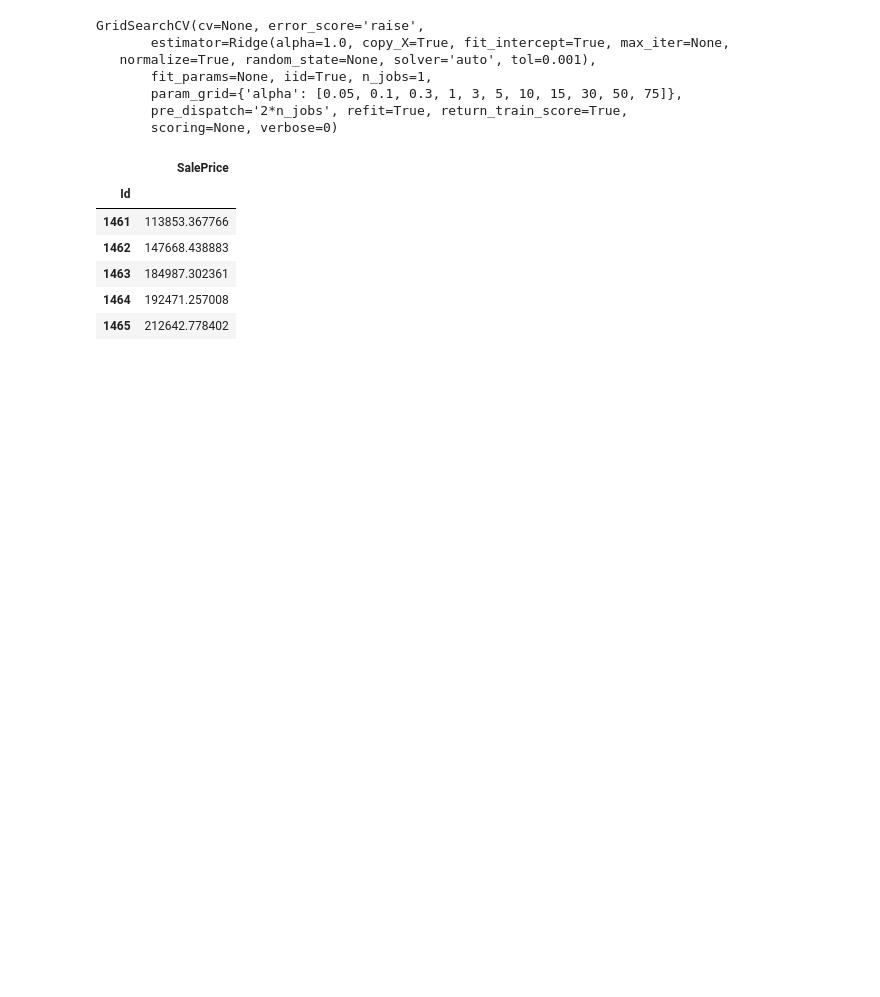
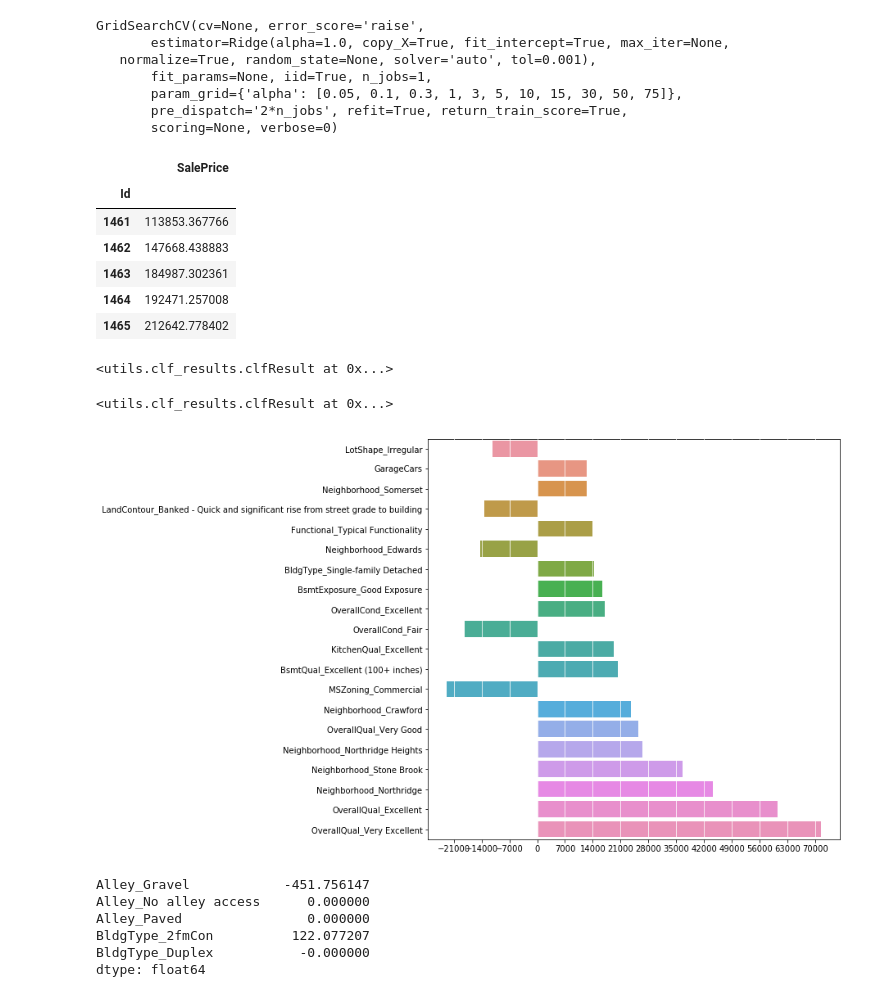
Before and after one commit to matkalinowski/Kaggle-House-prices, a Jupyter notebook: Linear regression.ipynb, the cells around one changed output. Cells and saved outputs as stored; diff of their text form; code cells hidden in the pictures; blank space fills up the shorter version.

Commit message:
Classifier results created.

```diff
--- a/Linear regression.ipynb
+++ b/Linear regression.ipynb
@@ -66,3 +68,19 @@ GridSearchCV(cv=None, error_score='raise',
 | 1463 | 184987.302361 |
 | 1464 | 192471.257008 |
 | 1465 | 212642.778402 |
+# %%
+results = clfResult(grid_ridge.best_estimator_, 'sth', trainWithDummies.columns,
+                    grid_ridge.predict(testWithDummies), store_classifier=True, store_predictions=True)
+results
+# %% [output]
+<utils.clf_results.clfResult at 0x...>
+# %%
+def predict(clf, submission_name= None):
+    grid = GridSearchCV(clf, param_grid)
+    grid.fit(trainWithDummies, ytrain)
+
+    predictions = grid.predict(testWithDummies)
+    get_submission(predictions, submission_name).head()
+    return grid
+
+grid = predict(Lasso(), 'lasso_normalized_alpha_tuned')
@@ -68,0 +91,9 @@ GridSearchCV(cv=None, error_score='raise',
+# %%
+results = clfResult(grid.best_estimator_, 'lasso_sth', trainWithDummies.columns)
+results
+# %% [output]
+<utils.clf_results.clfResult at 0x...>
+# %%
+results.plot_best_predictors(20)
+# %% [output]
+[figure, added]
@@ -68,0 +102,10 @@ GridSearchCV(cv=None, error_score='raise',
+# %%
+ser = pd.Series(grid_lasso.best_estimator_.coef_, index=trainWithDummies.columns)
+ser.head()
+# %% [output]
+Alley_Gravel            -451.756147
+Alley_No alley access      0.000000
+Alley_Paved                0.000000
+BldgType_2fmCon          122.077207
+BldgType_Duplex           -0.000000
+dtype: float64
```
Also changed, not shown: parts of 21 cells of this notebook, 1 other file.
